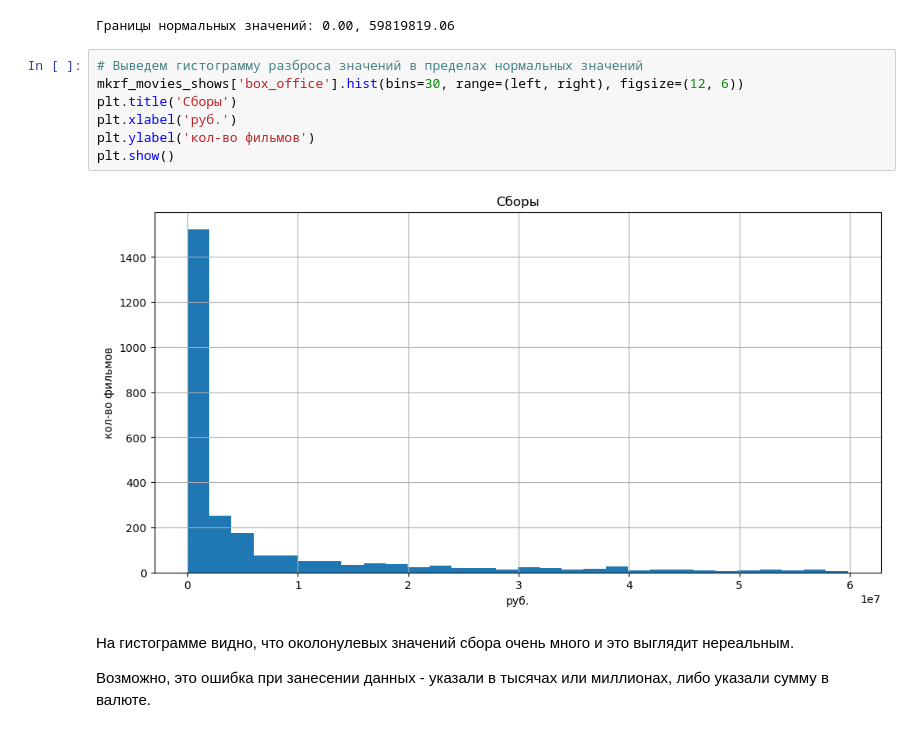
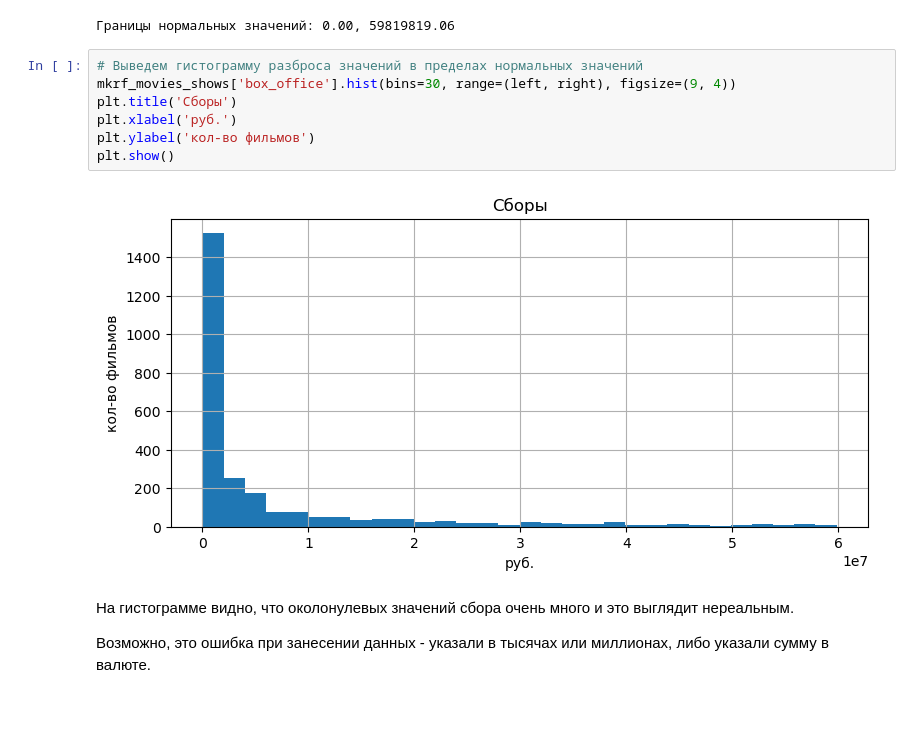
Before and after one commit to chernyakid/russian-film-distribution, a Jupyter notebook: russian-film-distribution.ipynb, the cells around one changed output. Saved outputs shown, nothing was run; the diff lists cells and outputs as text.

```diff
--- a/russian-film-distribution.ipynb
+++ b/russian-film-distribution.ipynb
@@ -609,13 +610,13 @@ print(f"Границы нормальных значений: {left:.2f}, {right
 Границы нормальных значений: 0.00, 59819819.06
 # %%
 # Выведем гистограмму разброса значений в пределах нормальных значений
-mkrf_movies_shows['box_office'].hist(bins=30, range=(left, right), figsize=(12, 6))
+mkrf_movies_shows['box_office'].hist(bins=30, range=(left, right), figsize=(9, 4))
 plt.title('Сборы')
 plt.xlabel('руб.')
 plt.ylabel('кол-во фильмов')
 plt.show()
 # %% [output]
-[figure, old version]
+[figure, new version]
 # %% [markdown]
 На гистограмме видно, что околонулевых значений сбора очень много и это выглядит нереальным.
 
```
Also changed, not shown: parts of 17 cells of this notebook, 1 other file.
